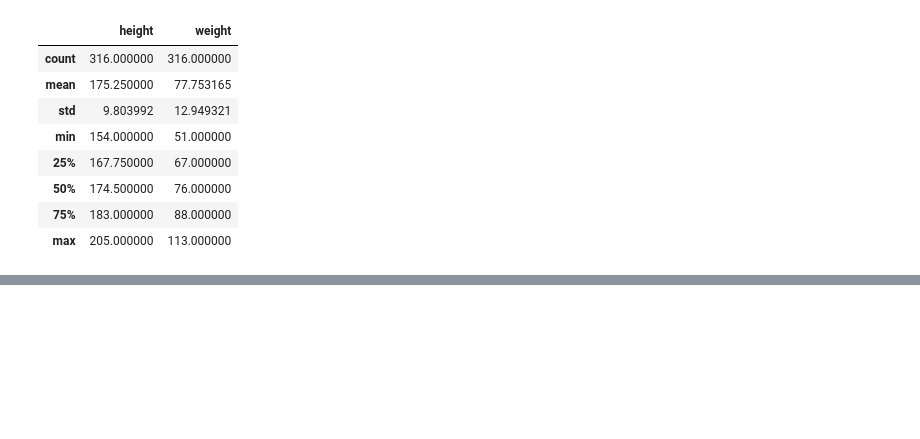
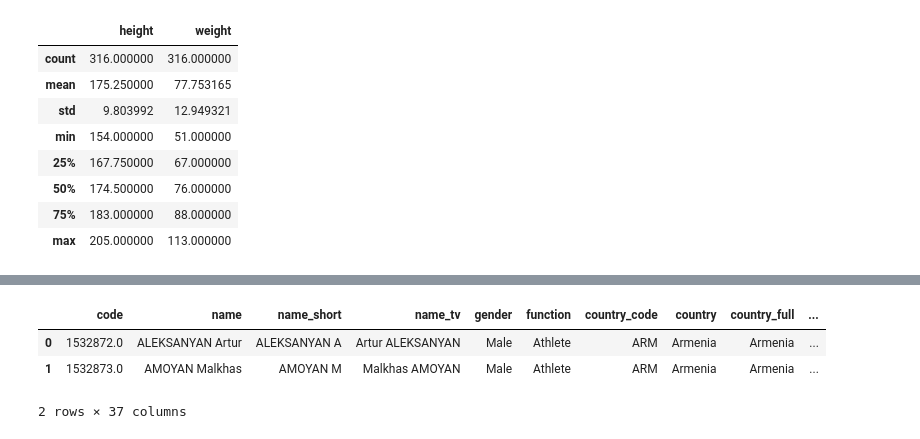
Before and after one commit to MarcioLuizBR/DataWrangling_Cleaning, a Jupyter notebook: DataWrangling_Cleaning.ipynb, the cells around one changed output, grey strips where cells are left out. Cells and saved outputs as stored; diff of their text form; code cells hidden in the pictures; blank space fills up the shorter version.

```diff
--- a/DataWrangling_Cleaning.ipynb
+++ b/DataWrangling_Cleaning.ipynb
@@ -498,0 +562,11 @@ df_valoresPositivos[["height", "weight"]].describe()
+# %%
+df["height_new"] = df["height"] * 100
+# %%
+df.drop(["height_new"], axis="columns", inplace=True)
+# %%
+df.head(2)
+# %% [output]
+|  | code | name | name_short | name_tv | gender | function | country_code | country | country_full | ... |
+| 0 | 1532872.0 | ALEKSANYAN Artur | ALEKSANYAN A | Artur ALEKSANYAN | Male | Athlete | ARM | Armenia | Armenia | ... |
+| 1 | 1532873.0 | AMOYAN Malkhas | AMOYAN M | Malkhas AMOYAN | Male | Athlete | ARM | Armenia | Armenia | ... |
+2 rows × 37 columns
```
Also changed, not shown: parts of 14 cells of this notebook.
